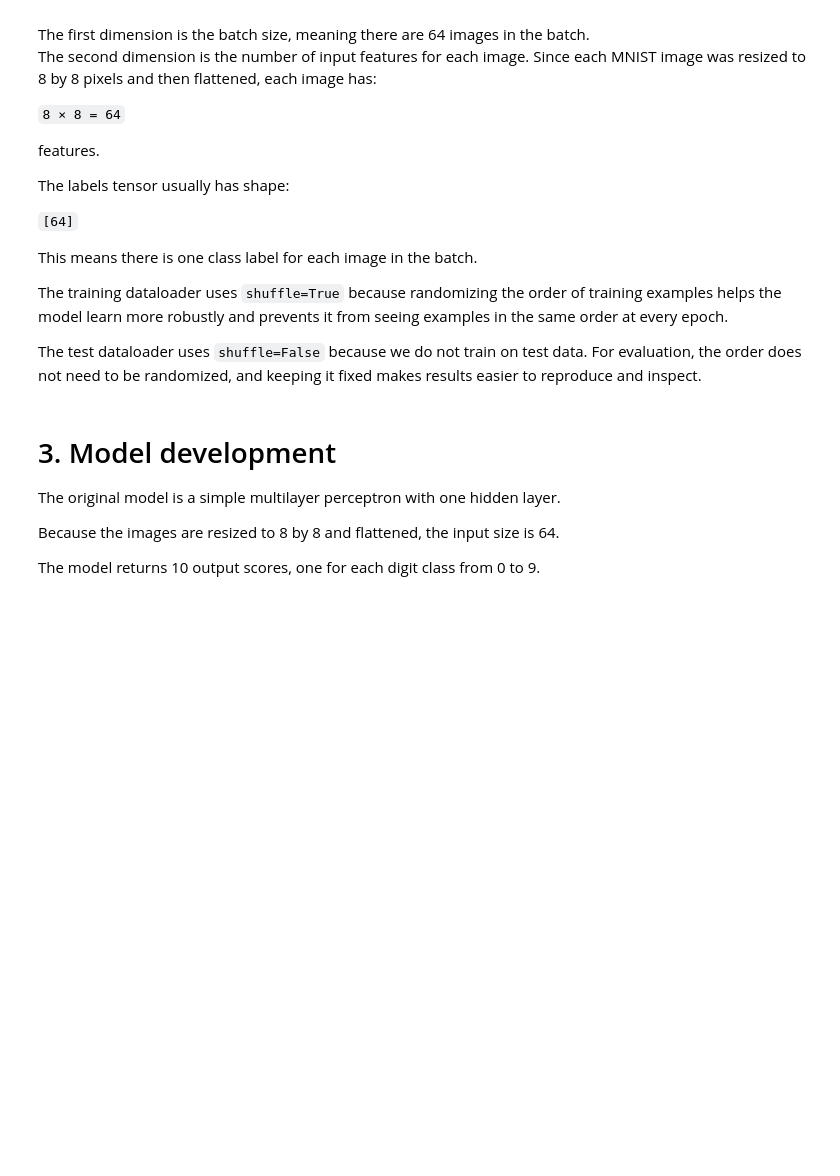
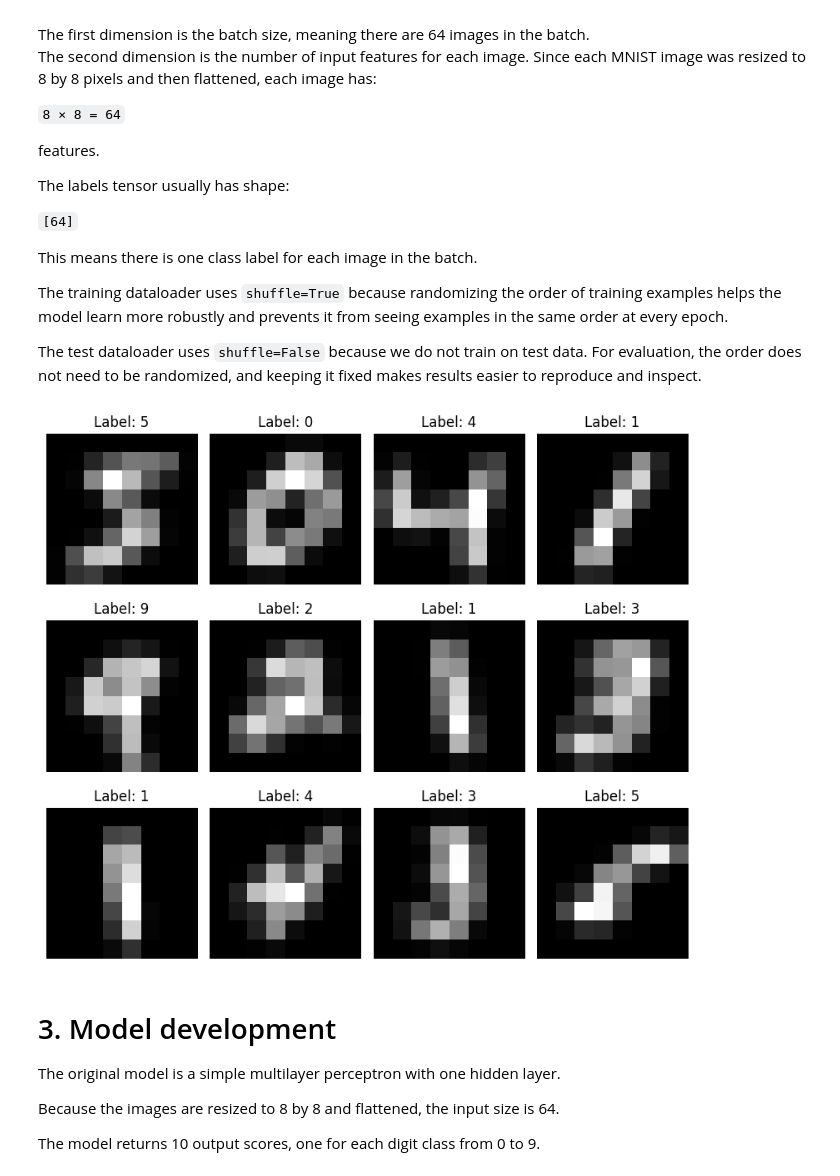
Before and after one commit to FernandaChacara/PML, a Jupyter notebook: Assignament3.ipynb, the cells around one changed output. Cells and saved outputs as stored; diff of their text form; code cells hidden in the pictures; blank space fills up the shorter version.

```diff
--- a/Assignament3.ipynb
+++ b/Assignament3.ipynb
@@ -136,16 +148,18 @@ The test dataloader uses `shuffle=False` because we do not train on test data. F
 # %%
 examples, example_labels = zip(*[train_dataset[i] for i in range(12)])
 
 fig, axes = plt.subplots(3, 4, figsize=(8, 7))
 
 for i, ax in enumerate(axes.flat):
     image_2d = examples[i].reshape(8, 8)
-    ax.imshow(image_2d, cmap="gray")
+    ax.imshow(image_2d, cmap="gray", interpolation="nearest")
     ax.set_title(f"Label: {example_labels[i]}")
     ax.axis("off")
 
 plt.tight_layout()
 plt.show()
+# %% [output]
+[figure, added]
 # %% [markdown]
 # 3. Model development
 
```
Also changed, not shown: parts of 10 cells of this notebook.
